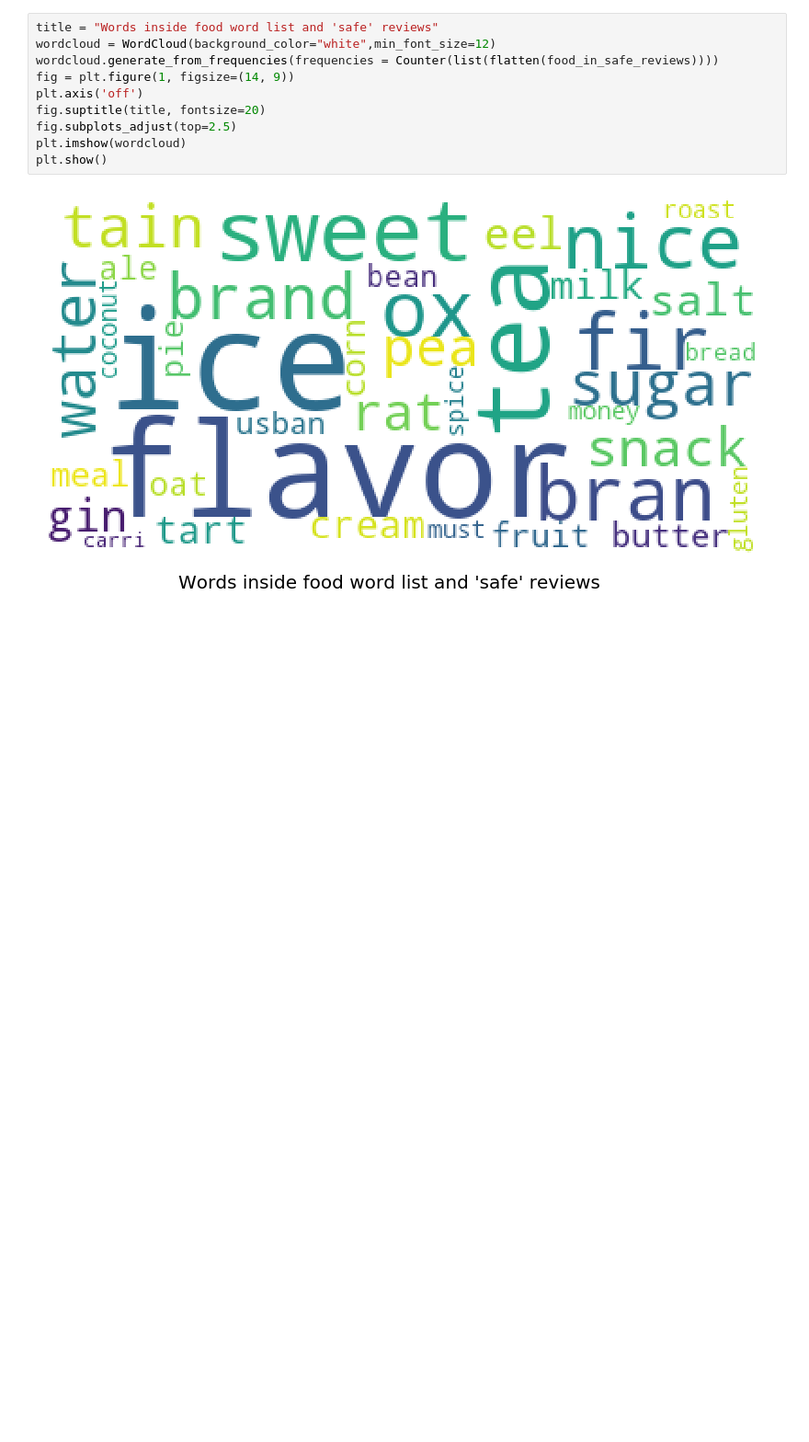
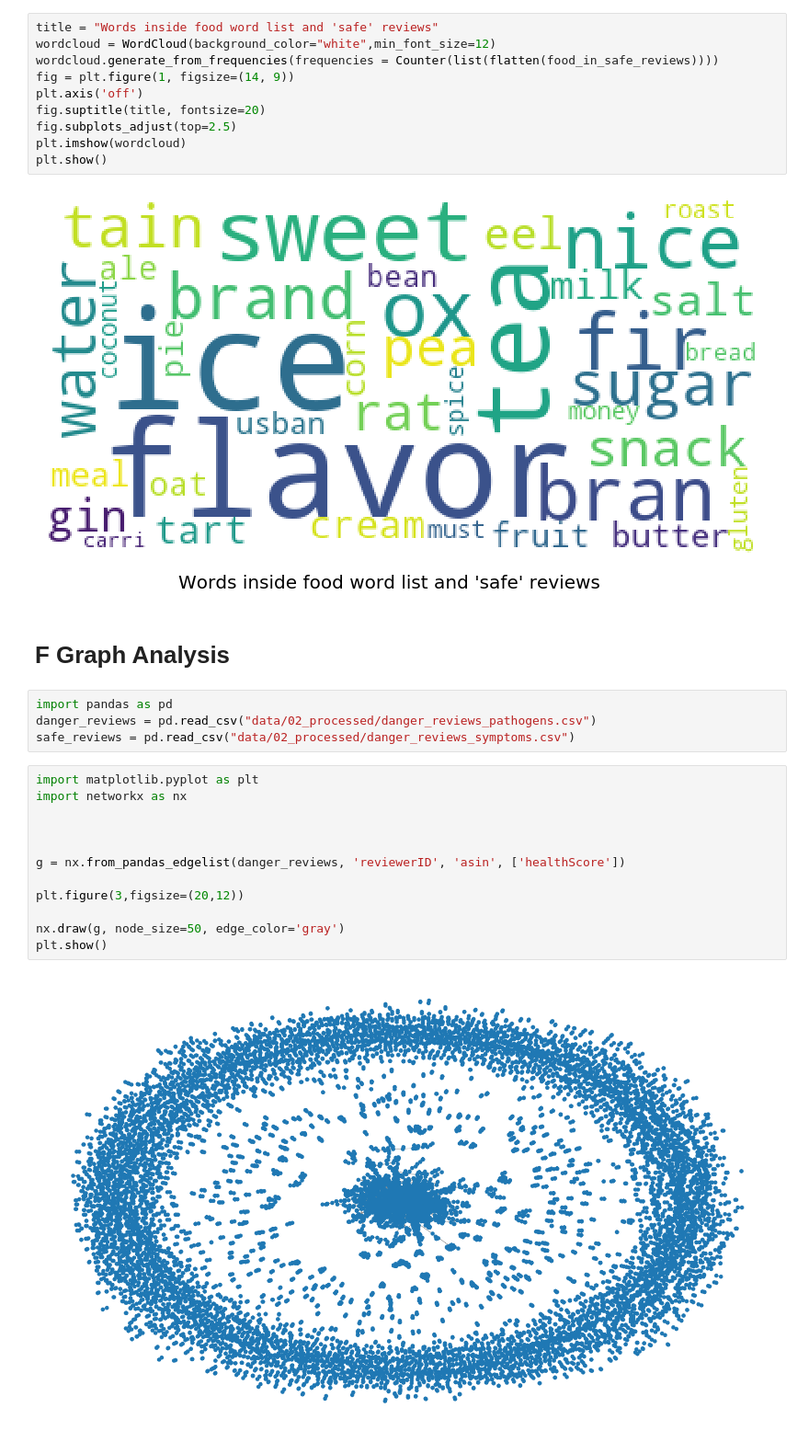
Before and after one commit to KKanakaraj/Amazon-Reviews-Infectious-Disease, a Jupyter notebook: Milestone3.ipynb, the cells around one changed output. Shown at 92% size. Cells and saved outputs as stored; diff of their text form; blank space fills up the shorter version.

```diff
--- a/Milestone3.ipynb
+++ b/Milestone3.ipynb
@@ -1541,3 +1541,23 @@ plt.imshow(wordcloud)
 plt.show()
 # %% [output]
 [figure]
+# %% [markdown]
+# F Graph Analysis
+# %%
+import pandas as pd
+danger_reviews = pd.read_csv("data/02_processed/danger_reviews_pathogens.csv")
+safe_reviews = pd.read_csv("data/02_processed/danger_reviews_symptoms.csv")
+# %%
+import matplotlib.pyplot as plt
+import networkx as nx
+
+
+
+g = nx.from_pandas_edgelist(danger_reviews, 'reviewerID', 'asin', ['healthScore'])
+
+plt.figure(3,figsize=(20,12))
+
+nx.draw(g, node_size=50, edge_color='gray')
+plt.show()
+# %% [output]
+[figure, added]
```
Also changed, not shown: parts of 7 cells of this notebook.
